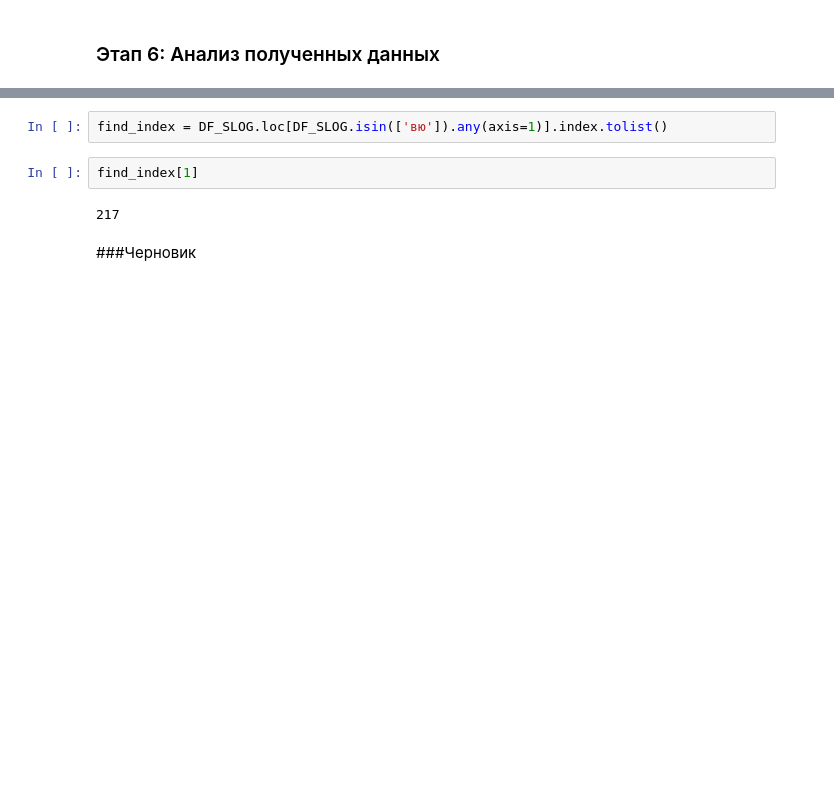
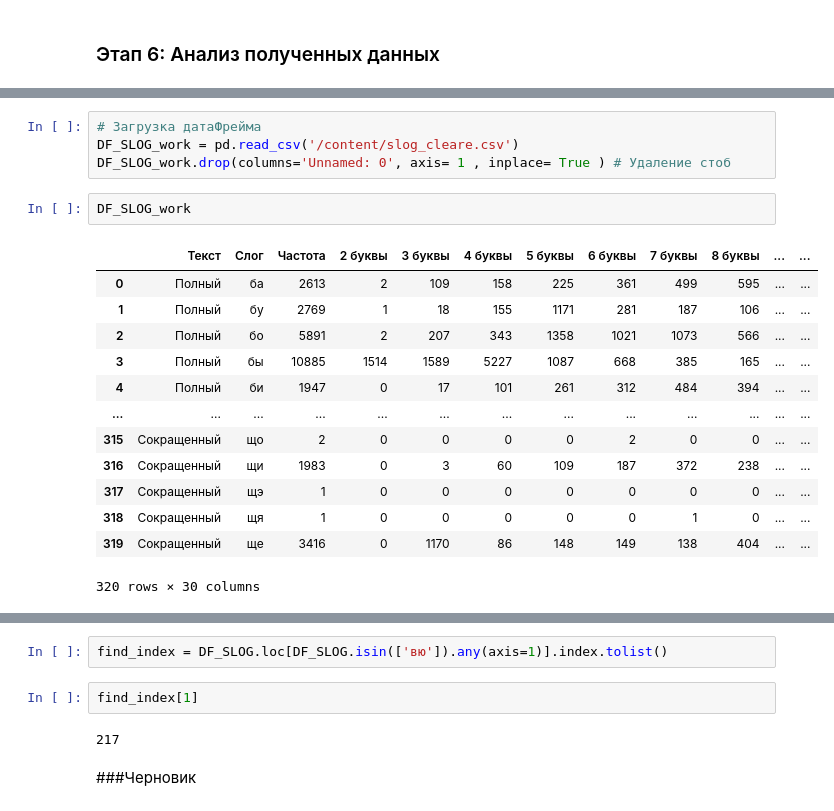
Before and after one commit to averkief/My_Date_Analytics, a Jupyter notebook: Popular_Russian_syllables.ipynb, the cells around one changed output, grey strips where cells are left out. Saved outputs shown, nothing was run; the diff lists cells and outputs as text; blank space fills up the shorter version.

```diff
--- a/Popular_Russian_syllables.ipynb
+++ b/Popular_Russian_syllables.ipynb
@@ -231,0 +269,20 @@ DF_SLOG.to_csv('slog_cleare.csv')
+# %%
+# Загрузка датаФрейма
+DF_SLOG_work = pd.read_csv('/content/slog_cleare.csv')
+DF_SLOG_work.drop(columns='Unnamed: 0', axis= 1 , inplace= True ) # Удаление стоб
+# %%
+DF_SLOG_work
+# %% [output]
+|  | Текст | Слог | Частота | 2 буквы | 3 буквы | 4 буквы | 5 буквы | 6 буквы | 7 буквы | 8 буквы | ... | ... |
+| 0 | Полный | ба | 2613 | 2 | 109 | 158 | 225 | 361 | 499 | 595 | ... | ... |
+| 1 | Полный | бу | 2769 | 1 | 18 | 155 | 1171 | 281 | 187 | 106 | ... | ... |
+| 2 | Полный | бо | 5891 | 2 | 207 | 343 | 1358 | 1021 | 1073 | 566 | ... | ... |
+| 3 | Полный | бы | 10885 | 1514 | 1589 | 5227 | 1087 | 668 | 385 | 165 | ... | ... |
+| 4 | Полный | би | 1947 | 0 | 17 | 101 | 261 | 312 | 484 | 394 | ... | ... |
+| ... | ... | ... | ... | ... | ... | ... | ... | ... | ... | ... | ... | ... |
+| 315 | Сокращенный | що | 2 | 0 | 0 | 0 | 0 | 2 | 0 | 0 | ... | ... |
+| 316 | Сокращенный | щи | 1983 | 0 | 3 | 60 | 109 | 187 | 372 | 238 | ... | ... |
+| 317 | Сокращенный | щэ | 1 | 0 | 0 | 0 | 0 | 0 | 0 | 0 | ... | ... |
+| 318 | Сокращенный | щя | 1 | 0 | 0 | 0 | 0 | 0 | 1 | 0 | ... | ... |
+| 319 | Сокращенный | ще | 3416 | 0 | 1170 | 86 | 148 | 149 | 138 | 404 | ... | ... |
+320 rows × 30 columns
```
Also changed, not shown: parts of 18 cells of this notebook.
